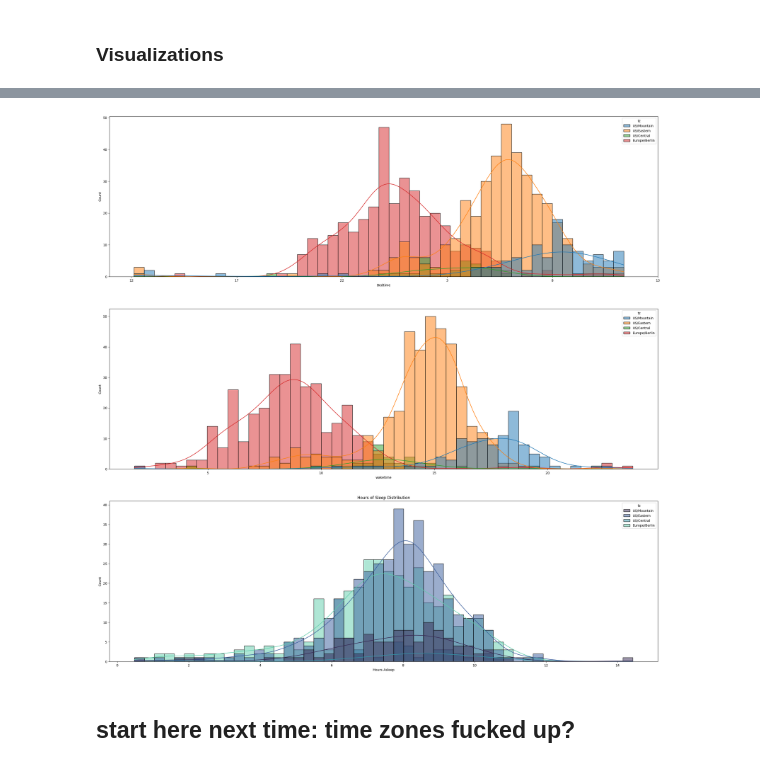
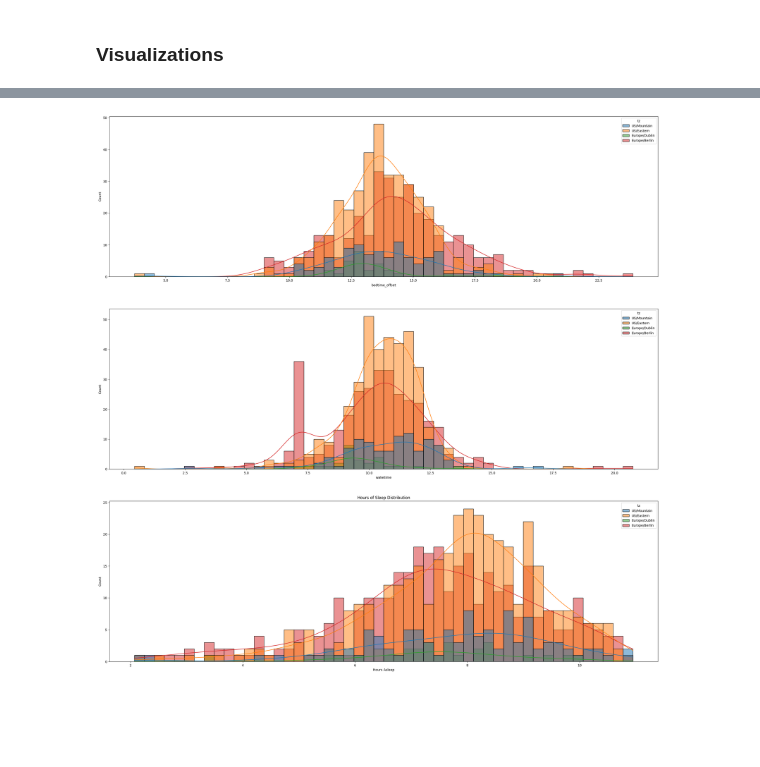
Before and after one commit to emilycardwell/sleep-study, a Jupyter notebook: sleep.ipynb, the cells around one changed output, grey strips where cells are left out. Cells and saved outputs as stored; diff of their text form; code cells hidden in the pictures; blank space fills up the shorter version.

```diff
--- a/sleep.ipynb
+++ b/sleep.ipynb
@@ -170,6 +192,6 @@ print('time_diff = minutes "asleep" - (waketime - bedtime)')
 time_diff = minutes "asleep" - (waketime - bedtime)
 # %%
 # moved new columns and values to main df: simp_times_df
-tz_df['date_cats'] = mult_sesh_df['date_cats']
-tz_df['asleep_hrs'] = mult_sesh_df['asleep_hrs']
+tz_df['date_cats'] = cat_df['date_cats']
+tz_df['asleep'] = cat_df['asleep']
 # %%
@@ -257,0 +357,8 @@ mean deep 02:06:30
+# %%
+# created categorical columns for bedtime, waketime, and asleep; offset bedtime
+btwt_df = viz_df.loc[:, ['toDate', 'bedtime', 'waketime', 'asleep', 'quality', 'deep', 'REM', 'sleepBPM', 'SpO2Avg', 'tz']]
+btwt_df['bedtime'], btwt_df['bedtime_offset'] = bedtime_conv_and_cat(btwt_df['bedtime'])
+btwt_df['waketime'] = waketime_convert(btwt_df['waketime'])
+btwt_df.loc[:, ['quality', 'deep', 'REM']] = time_delta_to_hrs(btwt_df.loc[:, ['quality', 'deep', 'REM']])
+btwt_df['tz_code'] = btwt_df['tz'].apply(tz_code)
+btwt_df
@@ -398,7 +430,0 @@ def asleep_cats(sleep_hrs):
-# %%
-# created categorical columns for bedtime, waketime, and asleep_hrs; offset bedtime
-btwt_df = viz_df.loc[:, ['toDate', 'bedtime', 'waketime', 'asleep_hrs', 'quality', 'deep', 'REM', 'tz']]
-btwt_df['bedtime'], btwt_df['bt_cat'], btwt_df['bedtime_offset'] = bedtime_conv_and_cat(btwt_df['bedtime'])
-btwt_df['waketime'], btwt_df['wt_cat'] = waketime_convert(btwt_df['waketime'])
-btwt_df['asleep_cat'] = asleep_cats(btwt_df['asleep_hrs'])
-btwt_df.columns
@@ -409,35 +467,13 @@ Index(['toDate', 'bedtime', 'waketime', 'asleep_hrs', 'quality', 'deep', 'REM',
 # %%
 fig, (ax1, ax2, ax3) = plt.subplots(3, 1, figsize=(30, 30))
 
-ax1 = sns.histplot(data=btwt_df, x='bedtime_offset', kde=True, hue='tz', bins=48, ax=ax1)
-bticks = ax1.get_xticks()
-btimes = ax1.get_xticklabels()
+a = sns.histplot(data=btwt_df, x='bedtime_offset', hue='tz', ax=ax1, kde=True, bins=50)
+b = sns.histplot(data=btwt_df, x='waketime', hue='tz', ax=ax2, kde=True, bins=50)
+c = sns.histplot(data=btwt_df, x='asleep', hue='tz', ax=ax3, kde=True, bins=50)
 
-new_bticks = []
-new_btimes = []
-for idx, bt in enumerate(btimes):
-    try:
-        hr = int(bt.get_text())
-        new_bticks.append(bticks[idx])
-        if hr < 12:
-            new_btimes.append(hr+12)
-        else:
-            new_btimes.append(hr-12)
-    except:
-        continue
-
-ax1.set_xticks(new_bticks)
-ax1.set_xticklabels(new_btimes)
-ax1.set_xlabel('Bedtime')
-
-ax2 = sns.histplot(data=btwt_df, x='waketime', kde=True, hue='tz', bins=48, ax=ax2)
-
-ax3 = sns.histplot(data=btwt_df, x='asleep_hrs', hue='tz', kde=True, bins=50, ax=ax3, palette='mako')
 ax3.set_xlabel('Hours Asleep')
 ax3.set_title('Hours of Sleep Distribution')
 
 plt.show(fig)
 # %% [output]
-[figure, old version]
+[figure, new version]
-# %% [markdown]
-## start here next time: time zones fucked up?
```
Also changed, not shown: parts of 33 cells of this notebook.
